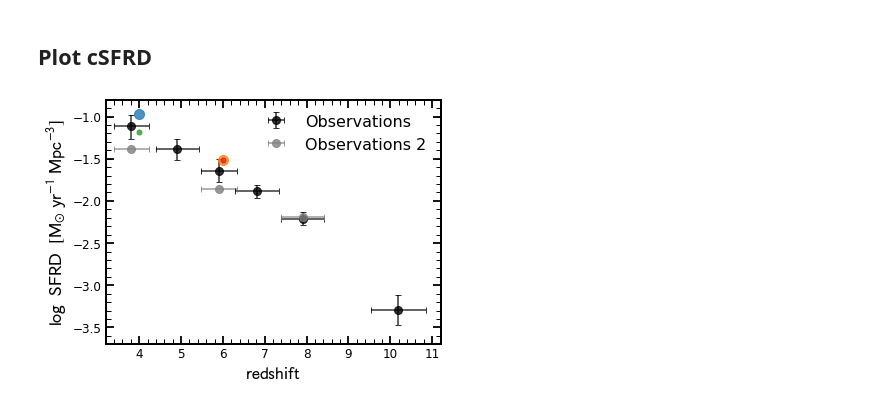
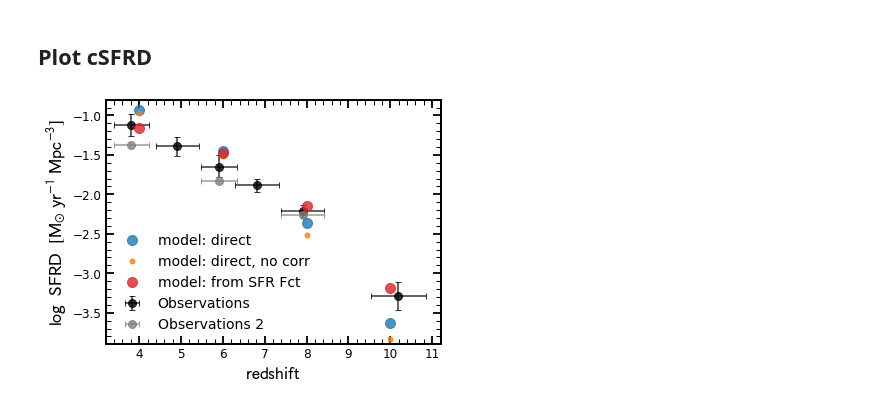
Before and after one commit to stacchella/halo_model, a Jupyter notebook: scripts/Comparison_UV_Observables.ipynb, the cells around one changed output. Drawn from its saved outputs; the diff is of its cells as text; code cells hidden in the pictures.

```diff
--- a/scripts/Comparison_UV_Observables.ipynb
+++ b/scripts/Comparison_UV_Observables.ipynb
@@ -621,6 +607,8 @@ print convert_mag_to_SFR(mag_limit_z10)
 # integrate LF down to SFR ~ 0.3 Msun/year ??
 # check IMF
 # get data
+# %%
+SFR_limit = 0.3
 # %% [markdown]
 ## Compute cSFRD from counting halos
 # %%
@@ -635,10 +630,15 @@ def compute_cSFRD(SP_file_name, SFR_limit_in, volume_box_in):
     total_SFRD = total_SFR/volume_box_in
     return(total_SFRD)
 # %%
-cSFRD_model_direct_z4 = compute_cSFRD(path_SP_cat + 'SFH_z4_constant_with_L.hdf5', SFR_limit, volume_box)
-cSFRD_model_direct_z6 = compute_cSFRD(path_SP_cat + 'SFH_z6_constant_with_L.hdf5', SFR_limit, volume_box)
-#cSFRD_model_direct_z8 = compute_cSFRD(path_SP_cat + 'SFH_z8_constant_with_L.hdf5', SFR_limit, volume_box)
-#cSFRD_model_direct_z10 = compute_cSFRD(path_SP_cat + 'SFH_z10_constant_with_L.hdf5', SFR_limit, volume_box)
+cSFRD_model_direct_z4 = compute_cSFRD(path_SP_cat + 'SFH_z4_constant_with_L.hdf5', SFR_limit, volume_box, redshift_in=4.0, completeness_correction=True)
+cSFRD_model_direct_z6 = compute_cSFRD(path_SP_cat + 'SFH_z6_constant_with_L.hdf5', SFR_limit, volume_box, redshift_in=6.0, completeness_correction=True)
+cSFRD_model_direct_z8 = compute_cSFRD(path_SP_cat + 'SFH_z8_constant_with_L.hdf5', SFR_limit, volume_box, redshift_in=8.0, completeness_correction=True)
+cSFRD_model_direct_z10 = compute_cSFRD(path_SP_cat + 'SFH_z10_constant_with_L.hdf5', SFR_limit, volume_box, redshift_in=10.0, completeness_correction=True)
+
+cSFRD_model_direct_z4_nocorr = compute_cSFRD(path_SP_cat + 'SFH_z4_constant_with_L.hdf5', SFR_limit, volume_box)
+cSFRD_model_direct_z6_nocorr = compute_cSFRD(path_SP_cat + 'SFH_z6_constant_with_L.hdf5', SFR_limit, volume_box)
+cSFRD_model_direct_z8_nocorr = compute_cSFRD(path_SP_cat + 'SFH_z8_constant_with_L.hdf5', SFR_limit, volume_box)
+cSFRD_model_direct_z10_nocorr = compute_cSFRD(path_SP_cat + 'SFH_z10_constant_with_L.hdf5', SFR_limit, volume_box)
 # %% [markdown]
 ## Compute cSFRD from SFR functions
 # %%
@@ -648,10 +648,10 @@ idx = (10**SFR_bins_center_z4 >= SFR_limit)
 cSFRD_model_z4 = np.trapz(SFR_fct_model_z4[idx]*1.0/10**SFR_bins_center_z4[idx], 10**SFR_bins_center_z4[idx])
 idx = (10**SFR_bins_center_z6 >= SFR_limit)
 cSFRD_model_z6 = np.trapz(SFR_fct_model_z6[idx]*1.0/10**SFR_bins_center_z6[idx], 10**SFR_bins_center_z6[idx])
-#idx = (10**SFR_bins_center_z8 >= SFR_limit)
-#cSFRD_model_z8 = np.trapz(SFR_fct_model_z8[idx]*1.0/10**SFR_bins_center_z8[idx], 10**SFR_bins_center_z8[idx])
-#idx = (10**SFR_bins_center_z10 >= SFR_limit)
-#cSFRD_model_z10 = np.trapz(SFR_fct_model_z10[idx]*1.0/10**SFR_bins_center_z10[idx], 10**SFR_bins_center_z10[idx])
+idx = (10**SFR_bins_center_z8 >= SFR_limit)
+cSFRD_model_z8 = np.trapz(SFR_fct_model_z8[idx]*1.0/10**SFR_bins_center_z8[idx], 10**SFR_bins_center_z8[idx])
+idx = (10**SFR_bins_center_z10 >= SFR_limit)
+cSFRD_model_z10 = np.trapz(SFR_fct_model_z10[idx]*1.0/10**SFR_bins_center_z10[idx], 10**SFR_bins_center_z10[idx])
 
 
 # observations by Smit et al
@@ -679,27 +679,37 @@ idx_S16 = np.array([True, False, True, False, True, False])
 # %%
 # make figure
 
 fig, ax = plt.subplots(nrows=1, ncols=1, figsize=(6, 4.5))
 
 # Observations
 ax.errorbar(z_list_obs, cSFRD_obs, xerr=[z_list_obs-z_list_obs_low, z_list_obs_high-z_list_obs], yerr=[cSFRD_obs-cSFRD_obs_low, cSFRD_obs_high-cSFRD_obs], fmt='o', ms=8, capsize=3.0, color='black', alpha=0.8, label='Observations')
 ax.errorbar(z_list_obs[idx_S16], cSFRD_Smit, xerr=[z_list_obs[idx_S16]-z_list_obs_low[idx_S16], z_list_obs_high[idx_S16]-z_list_obs[idx_S16]], fmt='o', ms=8, capsize=3.0, color='gray', alpha=0.8, label='Observations 2')
 
 # Model
-ax.plot(4.0, np.log10(cSFRD_model_direct_z4), 'o', alpha=0.8, ms=10, zorder=10)
-ax.plot(6.0, np.log10(cSFRD_model_direct_z6), 'o', alpha=0.8, ms=10, zorder=10)
+ax.plot(4.0, np.log10(cSFRD_model_direct_z4), 'o', color='C0', alpha=0.8, ms=10, zorder=10, label='model: direct')
+ax.plot(6.0, np.log10(cSFRD_model_direct_z6), 'o', color='C0', alpha=0.8, ms=10, zorder=10)
+ax.plot(8.0, np.log10(cSFRD_model_direct_z8), 'o', color='C0', alpha=0.8, ms=10, zorder=10)
+ax.plot(10.0, np.log10(cSFRD_model_direct_z10), 'o', color='C0', alpha=0.8, ms=10, zorder=10)
 
-ax.plot(4.0, np.log10(cSFRD_model_z4), '.', alpha=0.8, ms=10, zorder=10)
-ax.plot(6.0, np.log10(cSFRD_model_z6), '.', alpha=0.8, ms=10, zorder=10)
+ax.plot(4.0, np.log10(cSFRD_model_direct_z4_nocorr), '.', color='C1', alpha=0.8, ms=10, zorder=10, label='model: direct, no corr')
+ax.plot(6.0, np.log10(cSFRD_model_direct_z6_nocorr), '.', color='C1', alpha=0.8, ms=10, zorder=10)
+ax.plot(8.0, np.log10(cSFRD_model_direct_z8_nocorr), '.', color='C1', alpha=0.8, ms=10, zorder=10)
+ax.plot(10.0, np.log10(cSFRD_model_direct_z10_nocorr), '.', color='C1', alpha=0.8, ms=10, zorder=10)
 
+ax.plot(4.0, np.log10(cSFRD_model_z4), 'o', color='C3', alpha=0.8, ms=10, zorder=10, label='model: from SFR Fct')
+ax.plot(6.0, np.log10(cSFRD_model_z6), 'o', color='C3', alpha=0.8, ms=10, zorder=10)
+ax.plot(8.0, np.log10(cSFRD_model_z8), 'o', color='C3', alpha=0.8, ms=10, zorder=10)
+ax.plot(10.0, np.log10(cSFRD_model_z10), 'o', color='C3', alpha=0.8, ms=10, zorder=10)
+
+# add labels
 ax.set_xlabel(r'$\mathrm{redshift}$', fontsize=18)
 ax.set_ylabel(r'$\log\/\/\/\/\mathrm{SFRD}\/\/\/\/[\mathrm{M_{\odot}}\/\/\mathrm{yr}^{-1}\/\/\mathrm{Mpc}^{-3}]$', fontsize=18)
 
 ax.set_xlim([3.2, 11.2])
-ax.set_ylim([-3.7, -0.8])
+ax.set_ylim([-3.9, -0.8])
 
-plt.legend(frameon=False, fontsize=16)
+plt.legend(frameon=False, fontsize=14)
 plt.savefig(path_figures + 'cSFRD_evolution.pdf', bbox_inches='tight')
 plt.show()
 # %% [output]
-[figure, old version]
+[figure, new version]
```
Also changed, not shown: parts of 14 cells of this notebook, 8 other files.
